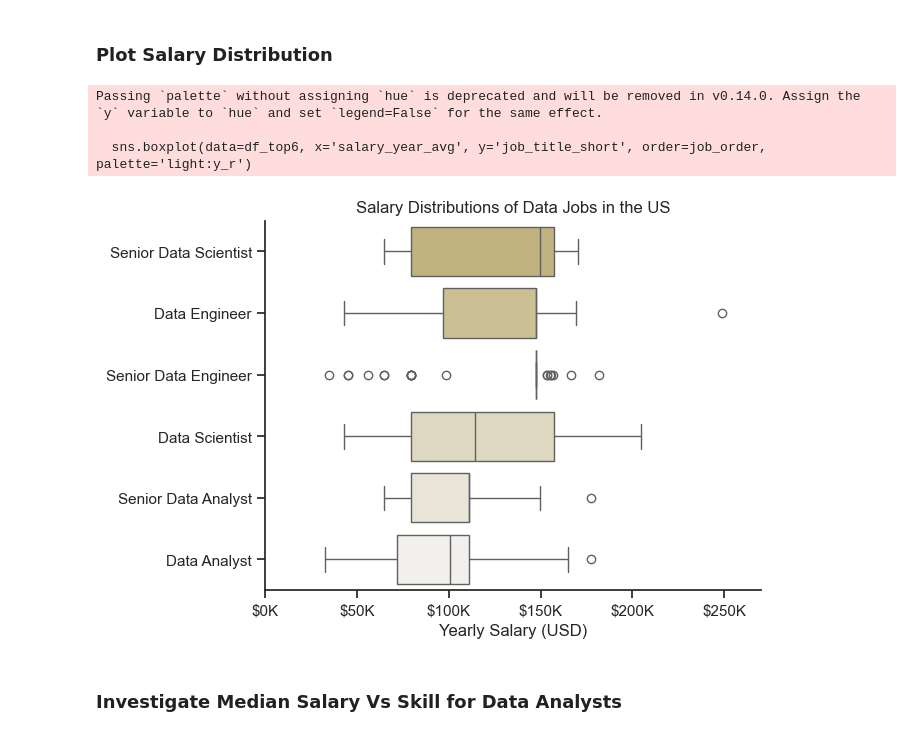
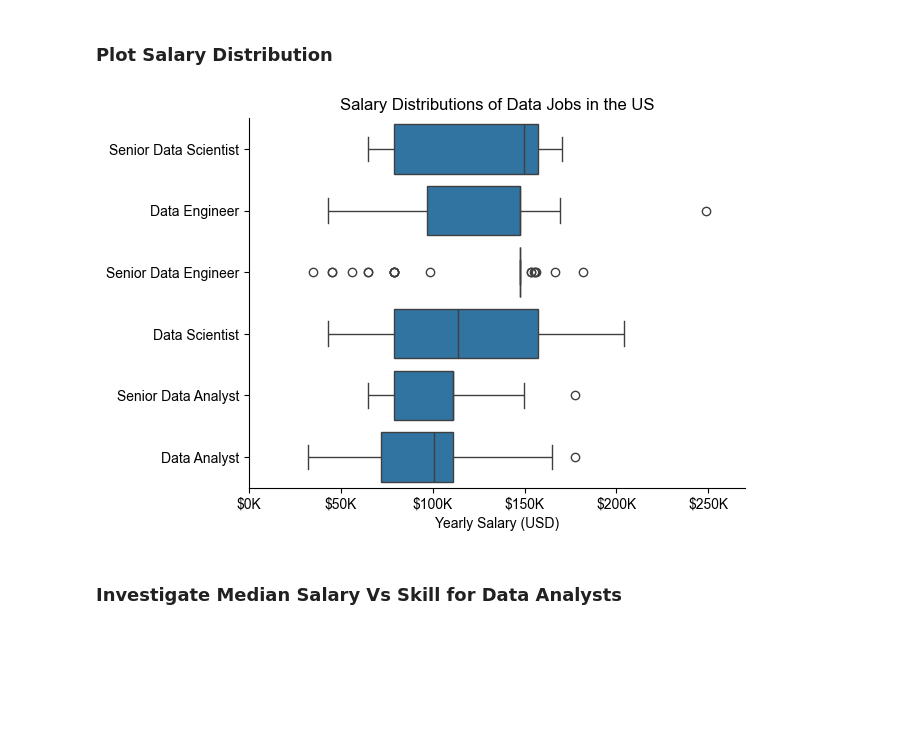
Before and after one commit to VIVoGJF/Data-Analytics, a Jupyter notebook: 3_Project/4_salary_analysis.ipynb, the cells around one changed output. Cells and saved outputs as stored; diff of their text form; code cells hidden in the pictures; blank space fills up the shorter version.

Commit message:
salary analysis

```diff
--- a/3_Project/4_salary_analysis.ipynb
+++ b/3_Project/4_salary_analysis.ipynb
@@ -42,22 +42,19 @@ job_titles
 # %% [markdown]
 ### Plot Salary Distribution
 # %%
-sns.boxplot(data=df_top6, x='salary_year_avg', y='job_title_short', order=job_order, palette='light:y_r')
+sns.boxplot(data=df_top6, x='salary_year_avg', y='job_title_short', order=job_order)
 sns.set_theme(style='ticks')
 sns.despine()
 
 plt.title('Salary Distributions of Data Jobs in the US')
 plt.xlabel('Yearly Salary (USD)')
 plt.ylabel('')
 plt.xlim(0, 270000)
 ticks_x = plt.FuncFormatter(lambda y, pos: f'${int(y/1000)}K')
 plt.gca().xaxis.set_major_formatter(ticks_x)
 plt.show()
 # %% [output]
-Passing `palette` without assigning `hue` is deprecated and will be removed in v0.14.0. Assign the `y` variable to `hue` and set `legend=False` for the same effect.
-
-  sns.boxplot(data=df_top6, x='salary_year_avg', y='job_title_short', order=job_order, palette='light:y_r')
-[figure, old version]
+[figure, new version]
 # %% [markdown]
 ### Investigate Median Salary Vs Skill for Data Analysts
 # %%
```
Also changed, not shown: 4 other files.
